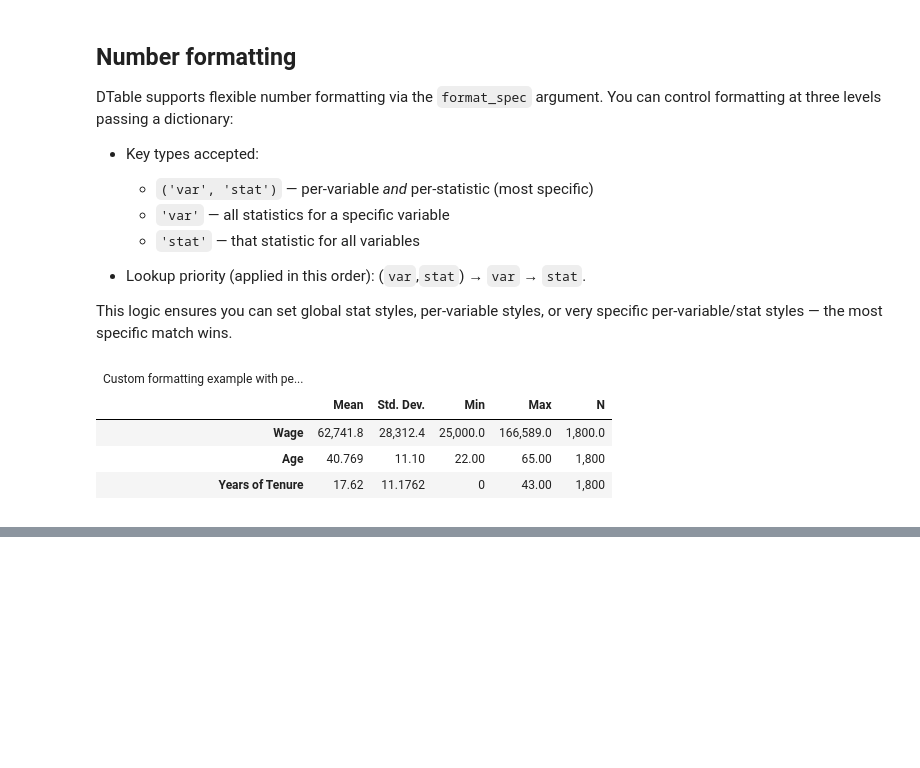
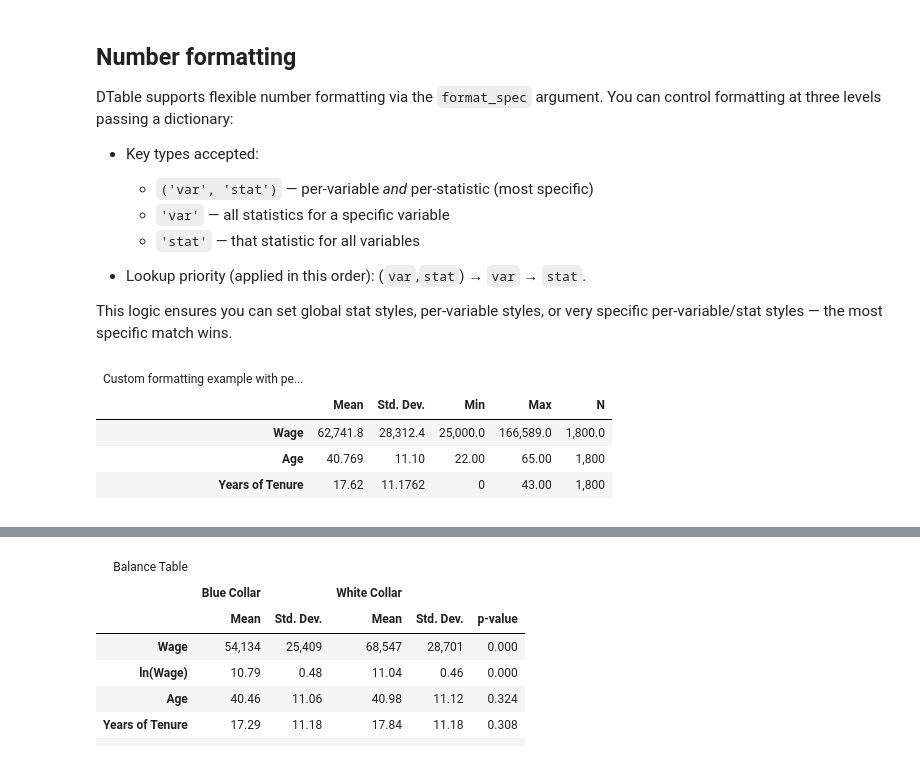
Before and after one commit to dsliwka/maketables, a Jupyter notebook: DTable.ipynb, the cells around one changed output, grey strips where cells are left out. Cells and saved outputs as stored; diff of their text form; code cells hidden in the pictures; blank space fills up the shorter version.

Commit message:
Document BTable and fix display issues in it

```diff
--- a/DTable.ipynb
+++ b/DTable.ipynb
@@ -190,0 +196,16 @@ mt.DTable(
+# %%
+mt.BTable(
+    df,
+    vars=["wage", "logwage", "age", "tenure"],
+    group="worker_type",
+    caption="Balance Table",
+)
+# %% [output]
+| Balance Table |  |  |  |  |  |
+|  | Blue Collar |  | White Collar |  |  |
+|  | Mean | Std. Dev. | Mean | Std. Dev. | p-value |
+| Wage | 54,134 | 25,409 | 68,547 | 28,701 | 0.000 |
+| ln(Wage) | 10.79 | 0.48 | 11.04 | 0.46 | 0.000 |
+| Age | 40.46 | 11.06 | 40.98 | 11.12 | 0.324 |
+| Years of Tenure | 17.29 | 11.18 | 17.84 | 11.18 | 0.308 |
+|  |  |  |  |  |  |
```
Also changed, not shown: parts of 2 cells of this notebook, 3 other files.
